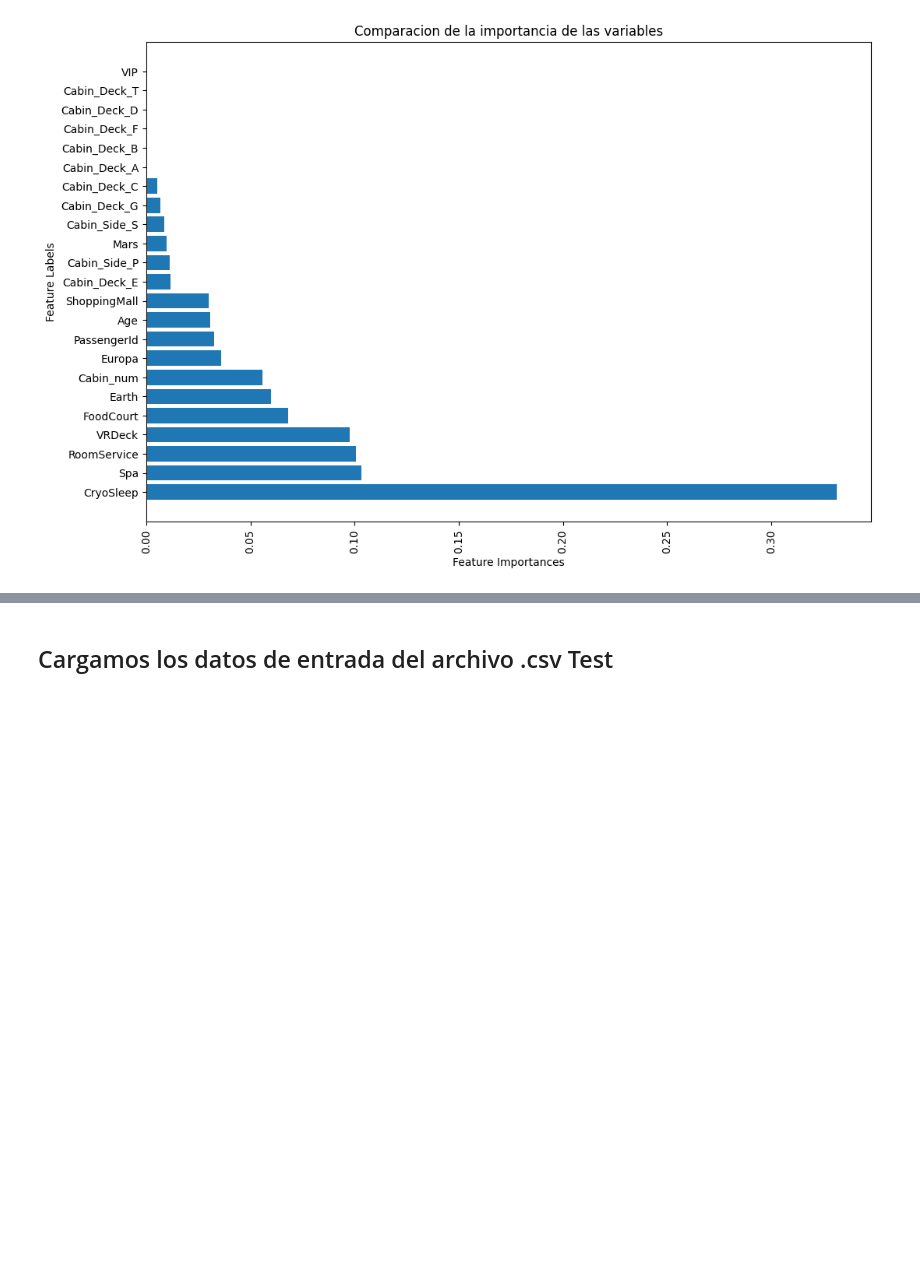
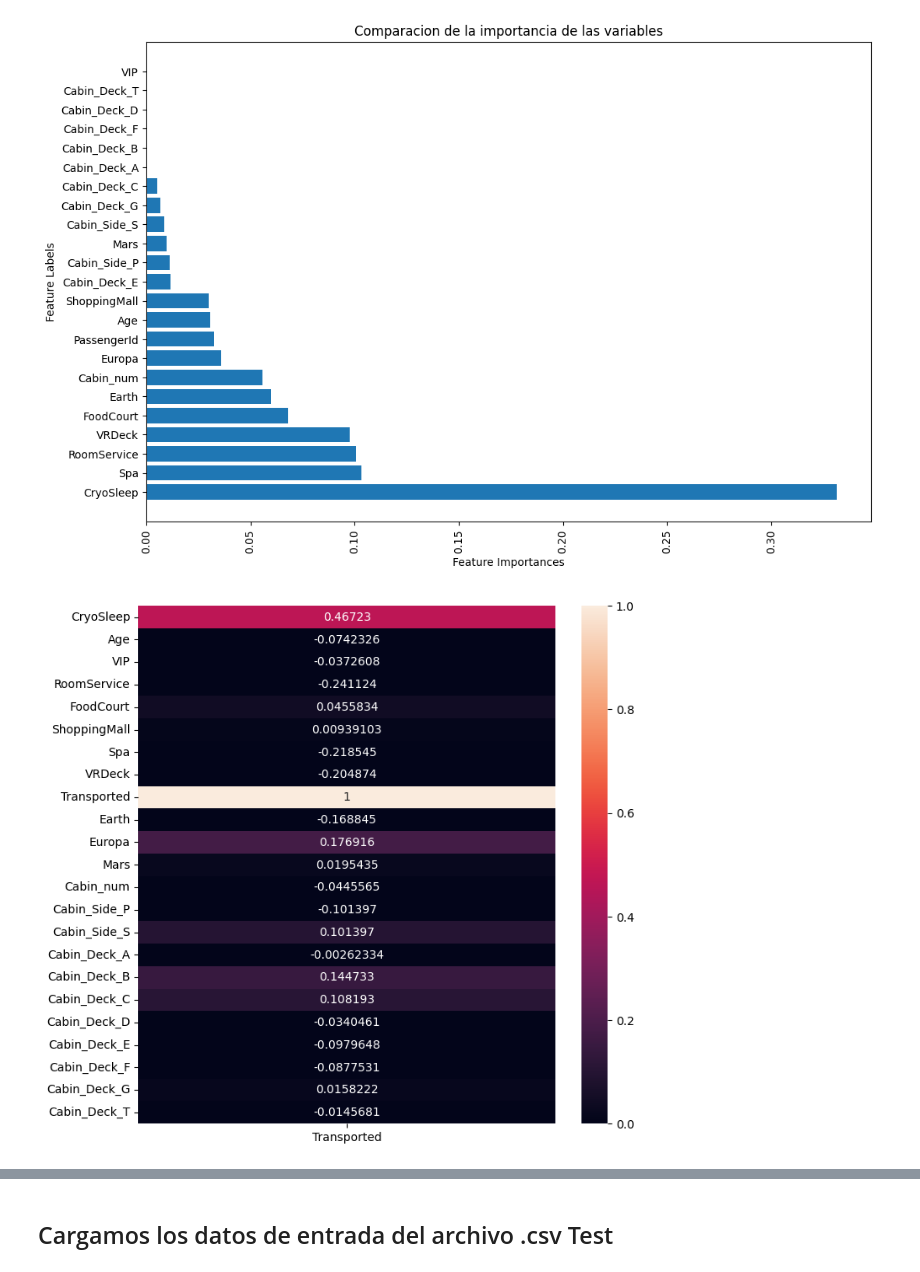
Before and after one commit to Wallace-80/Machine-Learning, a Jupyter notebook: src/notebook/ALT - Gradient_Boost.ipynb, the cells around one changed output, grey strips where cells are left out. Drawn from its saved outputs; the diff is of its cells as text; code cells hidden in the pictures; blank space fills up the shorter version.

```diff
--- a/src/notebook/ALT - Gradient_Boost.ipynb
+++ b/src/notebook/ALT - Gradient_Boost.ipynb
@@ -104,3 +104,16 @@ def graph_feat(model,X):
 graph_feat(GBC, X_train)
 # %% [output]
 [figure]
+# %%
+# Mapas de correlacion
+corrMatrix = df_train.corr()
+
+df2 = pd.DataFrame(corrMatrix['Transported'],
+              index=corrMatrix.index)
+fig = plt.figure(figsize=(8, 8))
+
+sns.heatmap(df2, annot=True, fmt="g", vmin = 0, vmax= 1)
+plt.savefig('correlationma.png')
+plt.show()
+# %% [output]
+[figure, added]
```
Also changed, not shown: parts of 2 cells of this notebook, 23 other files.
